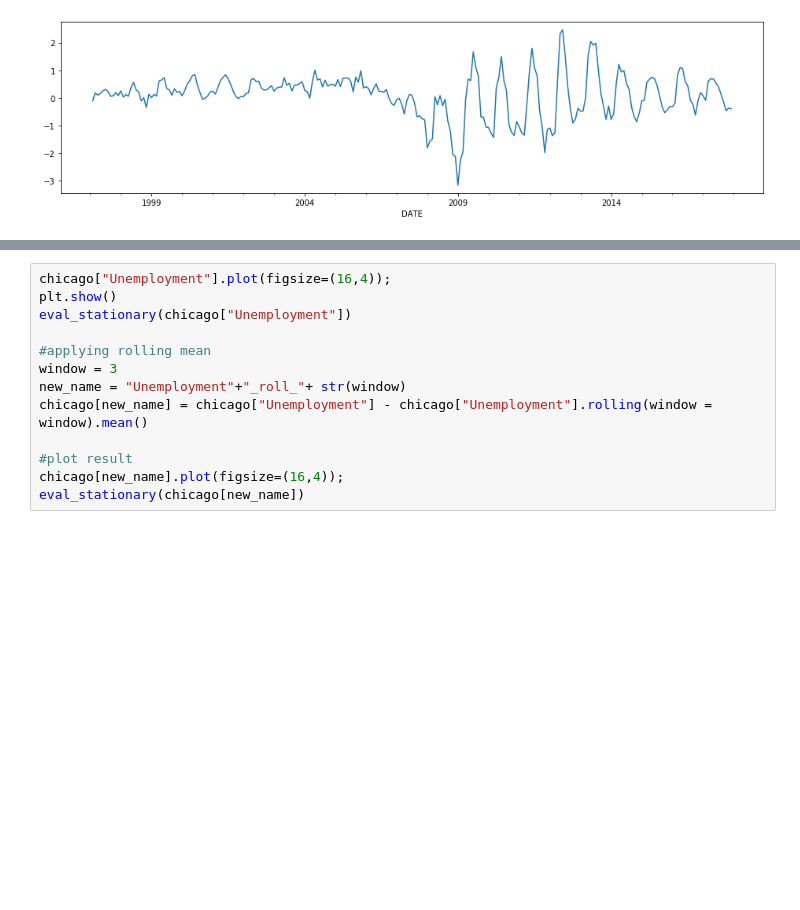
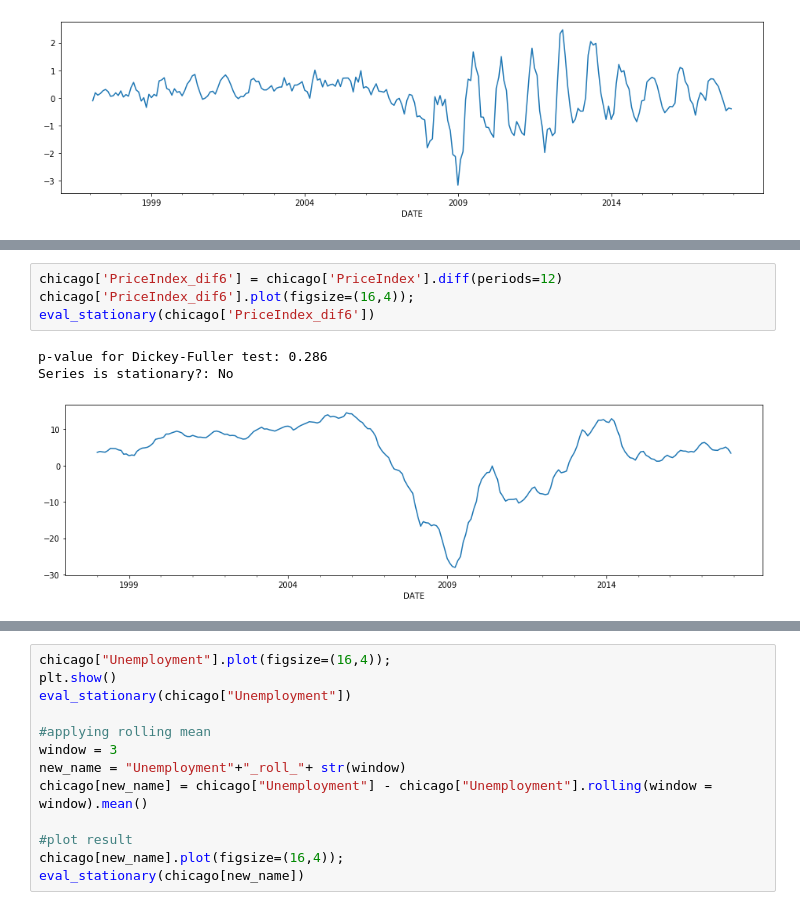
Before and after one commit to Pietrassyk/Project_6_TSA_Housing, a Jupyter notebook: Chicago_data.ipynb, the cells around one changed output, grey strips where cells are left out. Saved outputs shown, nothing was run; the diff lists cells and outputs as text; blank space fills up the shorter version.

```diff
--- a/Chicago_data.ipynb
+++ b/Chicago_data.ipynb
@@ -134,0 +164,8 @@ Series is stationary?: No
+# %%
+chicago['PriceIndex_dif6'] = chicago['PriceIndex'].diff(periods=12)
+chicago['PriceIndex_dif6'].plot(figsize=(16,4));
+eval_stationary(chicago['PriceIndex_dif6'])
+# %% [output]
+p-value for Dickey-Fuller test: 0.286
+Series is stationary?: No
+[figure, added]
```
Also changed, not shown: parts of 16 cells of this notebook.
